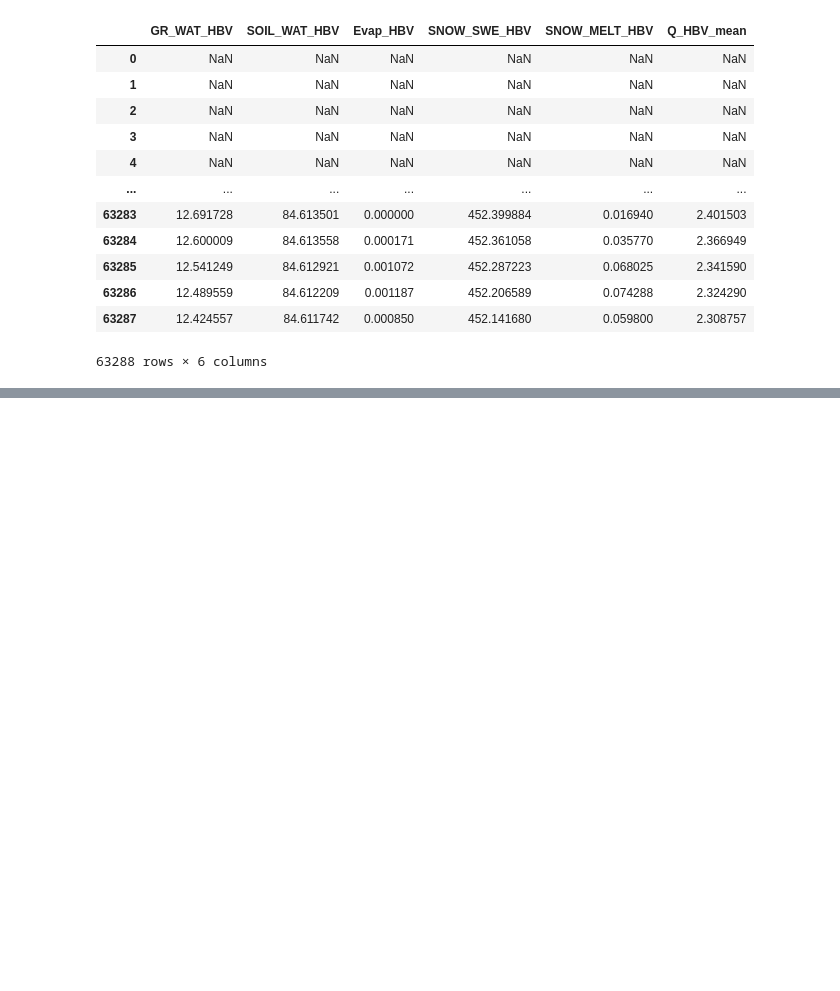
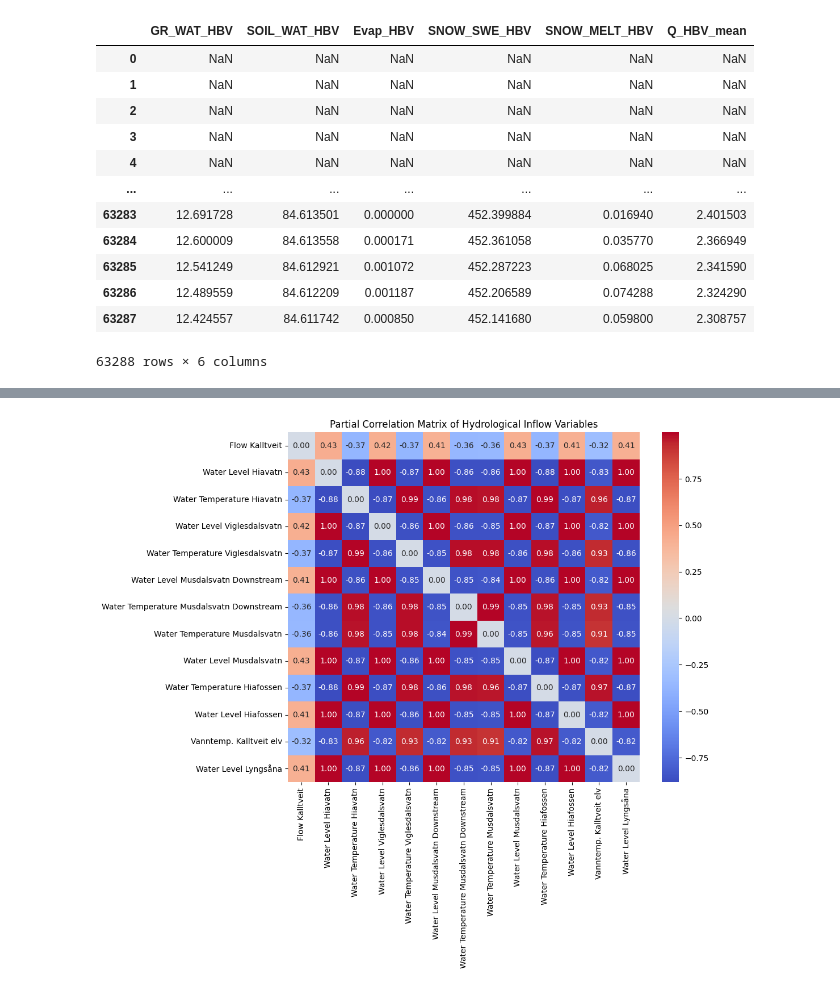
Before and after one commit to BorMagnus/hydro-ml, a Jupyter notebook: analysis/analysis_of_variables.ipynb, the cells around one changed output, grey strips where cells are left out. Drawn from its saved outputs; the diff is of its cells as text; code cells hidden in the pictures; blank space fills up the shorter version.

```diff
--- a/analysis/analysis_of_variables.ipynb
+++ b/analysis/analysis_of_variables.ipynb
@@ -301,5 +302,5 @@ data_2 = data[var_that_varying].dropna()
 # %%
 # remove rows with NaN values
-data_3 = data[var_with_water].dropna()
+data_3 = data[["Flow Kalltveit"]+var_with_water].dropna()
 # %%
 # remove rows with NaN values
@@ -321,0 +316,4 @@ get_correlation_matrix(data_1)
+# %%
+get_correlation_matrix(data_3)
+# %% [output]
+[figure, added]
```
Also changed, not shown: parts of 6 cells of this notebook.
